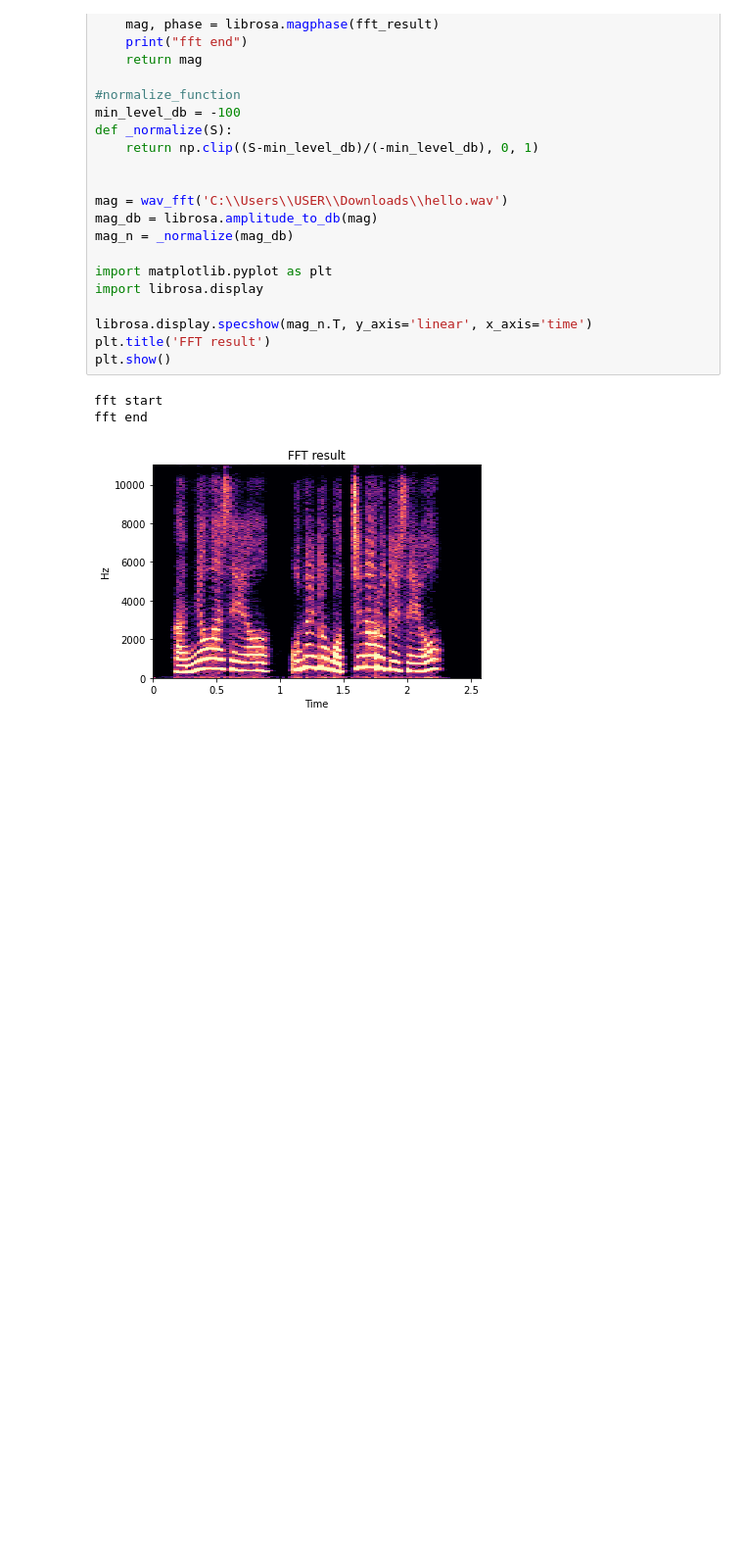
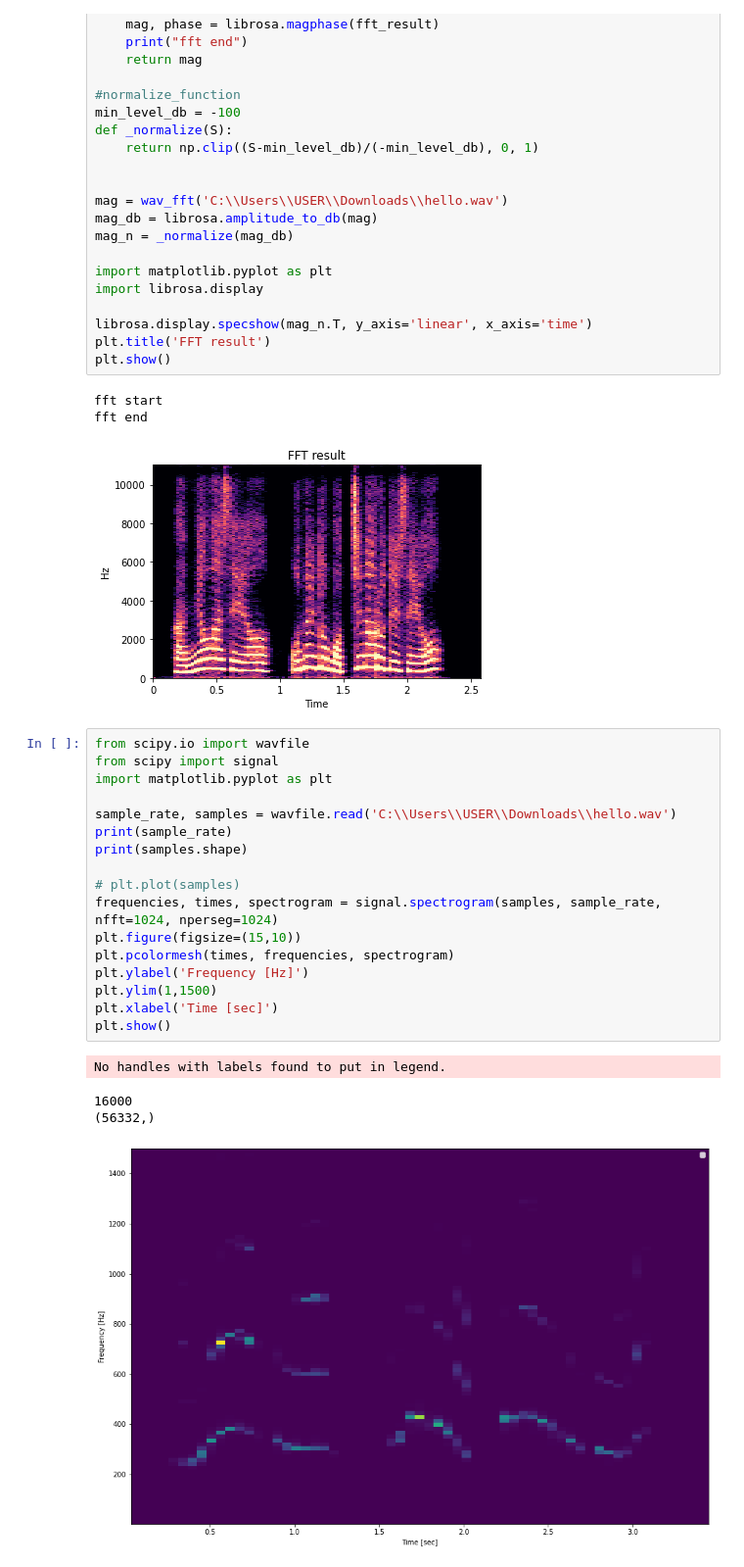
Before and after one commit to KDG21/TIL, a Jupyter notebook: sound_test.ipynb, the cells around one changed output. Shown at 98% size. Saved outputs shown, nothing was run; the diff lists cells and outputs as text; blank space fills up the shorter version.

```diff
--- a/sound_test.ipynb
+++ b/sound_test.ipynb
@@ -79,3 +81,25 @@ plt.show()
 fft start
 fft end
 [figure]
+# %%
+from scipy.io import wavfile
+from scipy import signal
+import matplotlib.pyplot as plt
+
+sample_rate, samples = wavfile.read('C:\\Users\\USER\\Downloads\\hello.wav')
+print(sample_rate)
+print(samples.shape)
+
+# plt.plot(samples)
+frequencies, times, spectrogram = signal.spectrogram(samples, sample_rate, nfft=1024, nperseg=1024)
+plt.figure(figsize=(15,10))
+plt.pcolormesh(times, frequencies, spectrogram)
+plt.ylabel('Frequency [Hz]')
+plt.ylim(1,1500)
+plt.xlabel('Time [sec]')
+plt.show()
+# %% [output]
+No handles with labels found to put in legend.
+16000
+(56332,)
+[figure, added]
```
Also changed, not shown: parts of 1 cell of this notebook.
